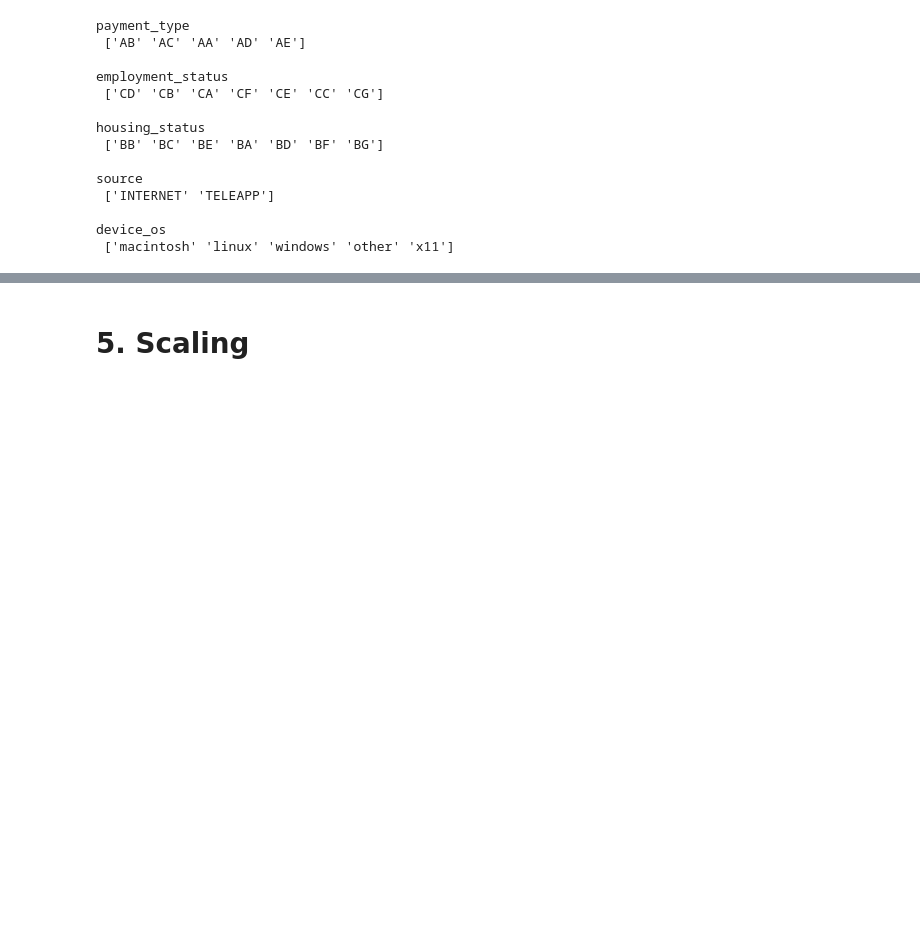
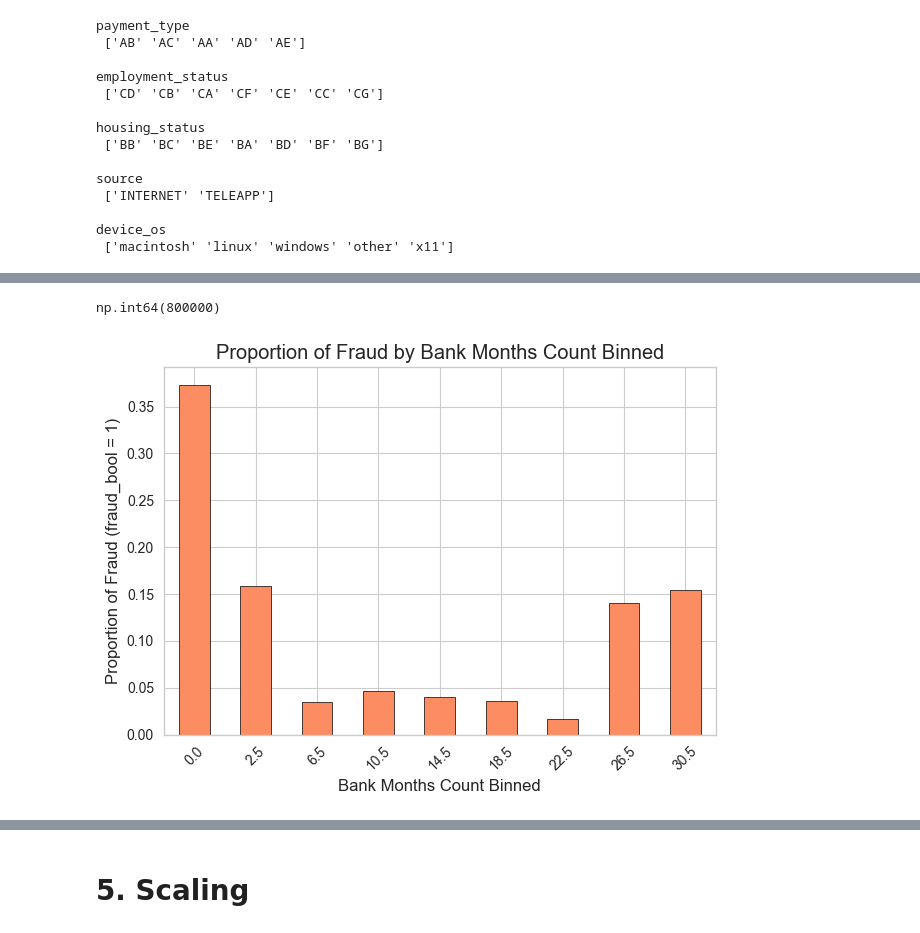
Before and after one commit to czy123czy321/Bank-account-fraud, a Jupyter notebook: code/feature-engineering.ipynb, the cells around one changed output, grey strips where cells are left out. Saved outputs shown, nothing was run; the diff lists cells and outputs as text; code cells hidden in the pictures; blank space fills up the shorter version.

```diff
--- a/code/feature-engineering.ipynb
+++ b/code/feature-engineering.ipynb
@@ -444,0 +457,28 @@ sns.boxplot(x=X_train["bank_branch_count_8w"])
+# %%
+X_train_binning.value_counts().sum()
+# %% [output]
+np.int64(800000)
+# %%
+X_train_binning['fraud_bool'] = y_train
+fraud_proportion = (
+    X_train_binning.groupby('bank_months_count_binned')['fraud_bool']
+)
+
+plot_data = (
+    X_train_binning[X_train_binning['fraud_bool'] == 1]['bank_months_count_binned']
+    .value_counts(normalize=True)
+    .sort_index()
+)
+
+# Plot the proportion for fraud_bool = 1
+plot_data.plot(kind='bar', color='#fc8d62', edgecolor='black')
+plt.xlabel('Bank Months Count Binned')
+plt.ylabel('Proportion of Fraud (fraud_bool = 1)')
+plt.title('Proportion of Fraud by Bank Months Count Binned')
+plt.xticks(rotation=45)
+
+plt.tight_layout()
+plt.show()
+X_train_binning = X_train_binning.drop(columns=['fraud_bool'])
+# %% [output]
+[figure, new version]
```
Also changed, not shown: parts of 69 cells of this notebook, 2 other files.
